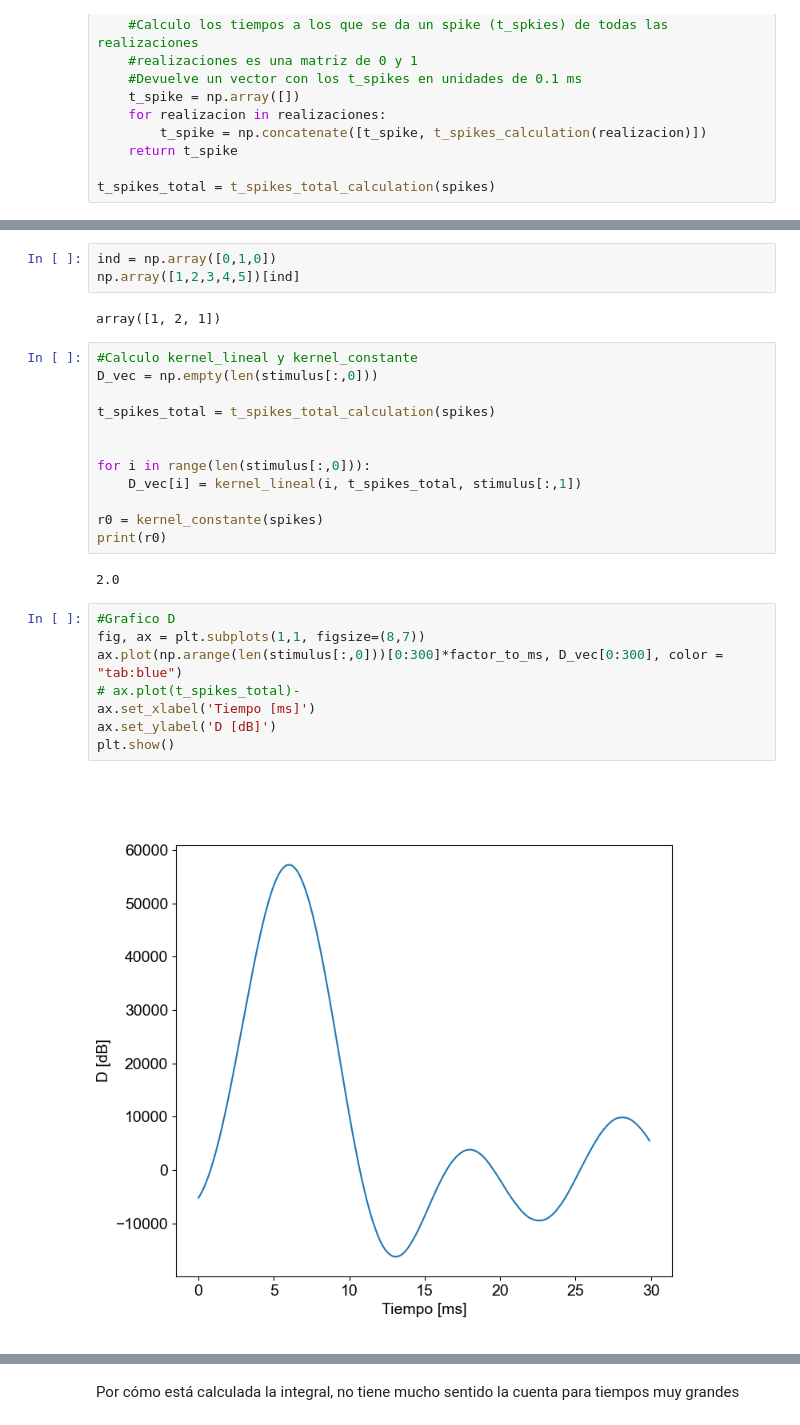
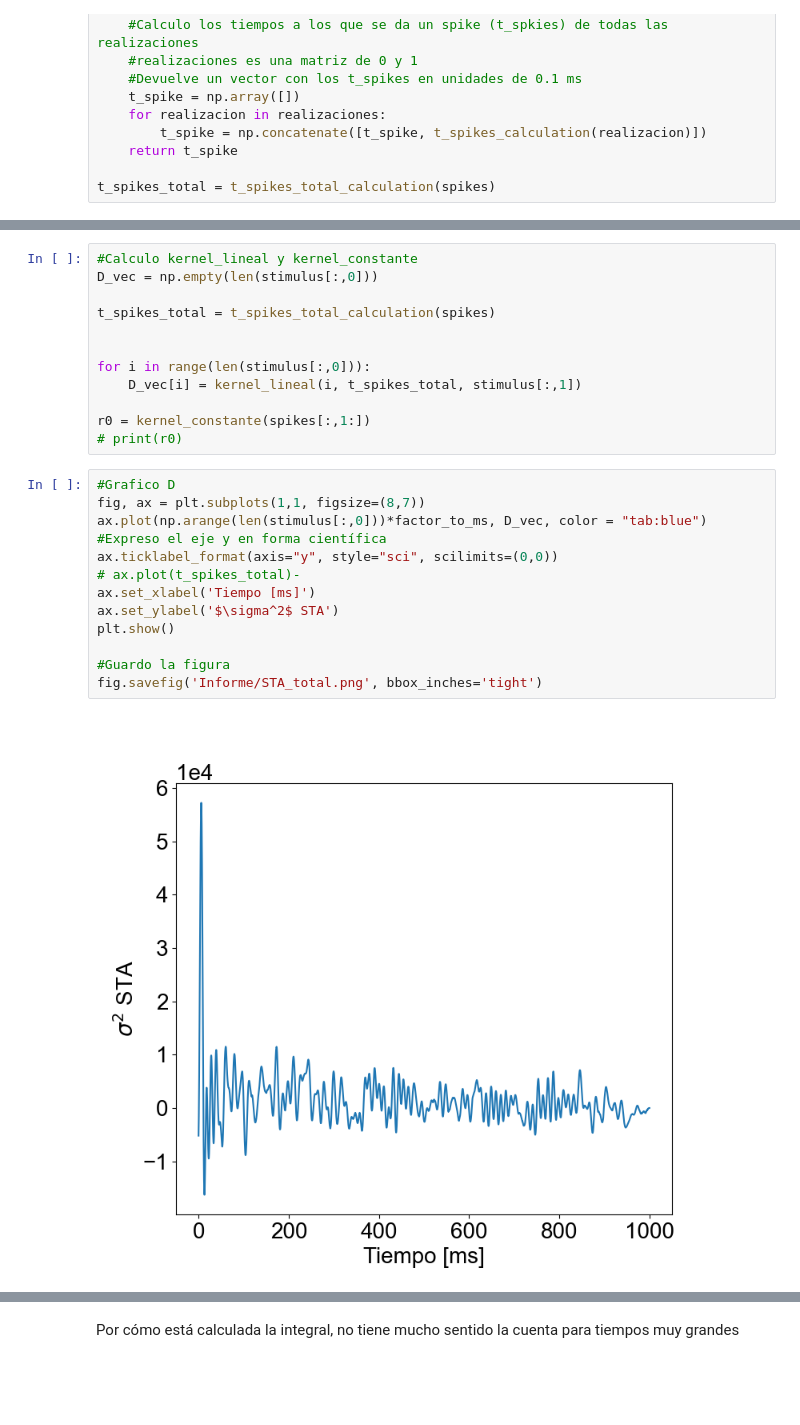
Before and after one commit to Lupama2/RedesNeuronales, a Jupyter notebook: Practicas/practica_3/practica_3.ipynb, the cells around one changed output, grey strips where cells are left out. Drawn from its saved outputs; the diff is of its cells as text; blank space fills up the shorter version.

```diff
--- a/Practicas/practica_3/practica_3.ipynb
+++ b/Practicas/practica_3/practica_3.ipynb
@@ -296,8 +242,3 @@ def kernel_constante(realizaciones):
-# %%
-ind = np.array([0,1,0])
-np.array([1,2,3,4,5])[ind]
-# %% [output]
-array([1, 2, 1])
 # %%
 #Calculo kernel_lineal y kernel_constante
 D_vec = np.empty(len(stimulus[:,0]))
@@ -308,17 +249,20 @@ t_spikes_total = t_spikes_total_calculation(spikes)
 for i in range(len(stimulus[:,0])):
     D_vec[i] = kernel_lineal(i, t_spikes_total, stimulus[:,1])
 
-r0 = kernel_constante(spikes)
-print(r0)
+r0 = kernel_constante(spikes[:,1:])
+# print(r0)
-# %% [output]
-2.0
 # %%
 #Grafico D
 fig, ax = plt.subplots(1,1, figsize=(8,7))
-ax.plot(np.arange(len(stimulus[:,0]))[0:300]*factor_to_ms, D_vec[0:300], color = "tab:blue")
+ax.plot(np.arange(len(stimulus[:,0]))*factor_to_ms, D_vec, color = "tab:blue")
+#Expreso el eje y en forma científica
+ax.ticklabel_format(axis="y", style="sci", scilimits=(0,0))
 # ax.plot(t_spikes_total)-
 ax.set_xlabel('Tiempo [ms]')
-ax.set_ylabel('D [dB]')
+ax.set_ylabel('$\sigma^2$ STA')
 plt.show()
+
+#Guardo la figura
+fig.savefig('Informe/STA_total.png', bbox_inches='tight')
 # %% [output]
-[figure, old version]
+[figure, new version]
```
Also changed, not shown: parts of 19 cells of this notebook, 15 other files.
